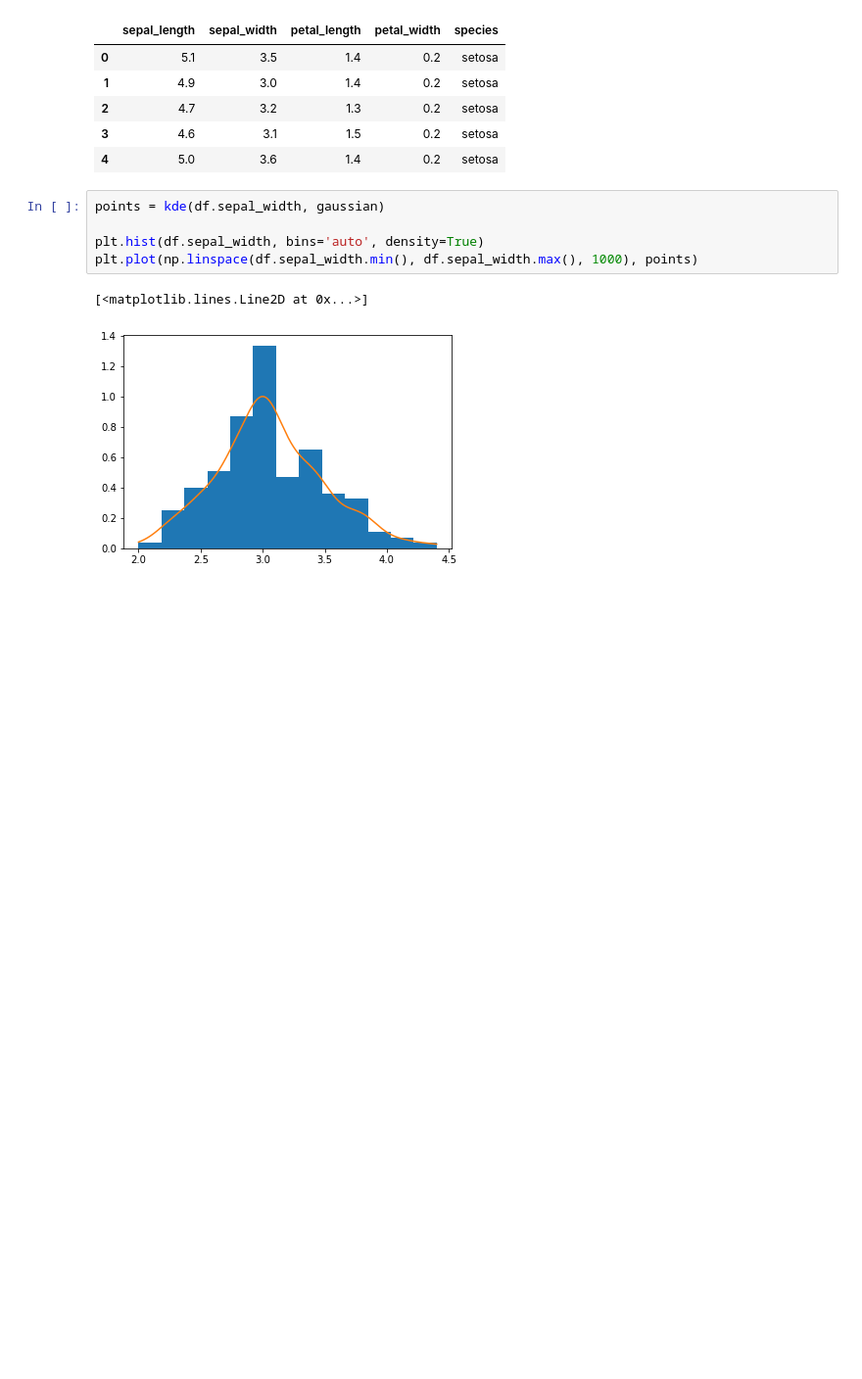
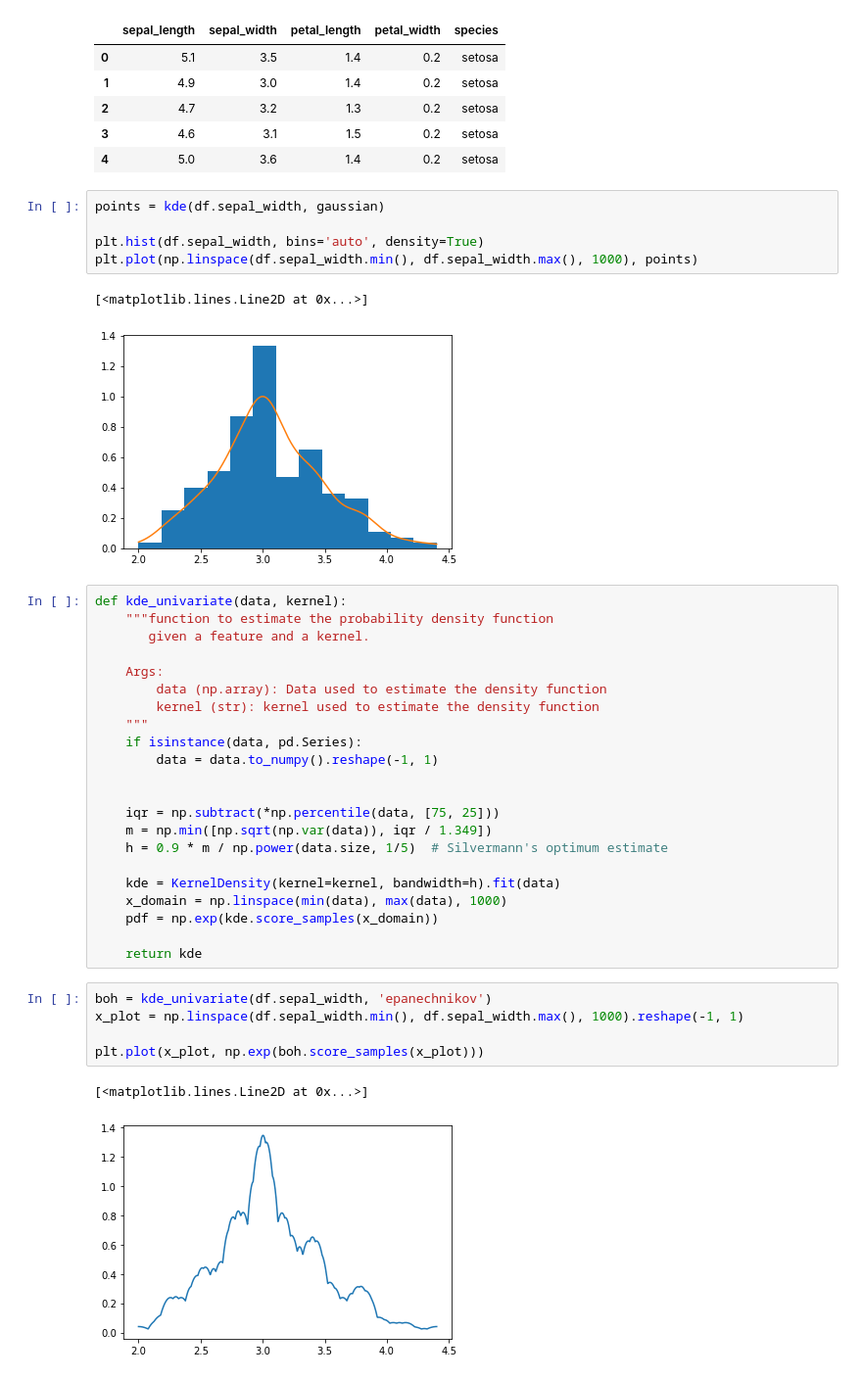
Before and after one commit to BleakHeart/Information-Theory, a Jupyter notebook: prova_kde.ipynb, the cells around one changed output. Shown at 98% size. Drawn from its saved outputs; the diff is of its cells as text; blank space fills up the shorter version.

```diff
--- a/prova_kde.ipynb
+++ b/prova_kde.ipynb
@@ -22,3 +24,33 @@ plt.plot(np.linspace(df.sepal_width.min(), df.sepal_width.max(), 1000), points)
 # %% [output]
 [<matplotlib.lines.Line2D at 0x...>]
 [figure]
+# %%
+def kde_univariate(data, kernel):
+    """function to estimate the probability density function
+       given a feature and a kernel.
+
+    Args:
+        data (np.array): Data used to estimate the density function
+        kernel (str): kernel used to estimate the density function
+    """
+    if isinstance(data, pd.Series):
+        data = data.to_numpy().reshape(-1, 1)
+
+
+    iqr = np.subtract(*np.percentile(data, [75, 25]))
+    m = np.min([np.sqrt(np.var(data)), iqr / 1.349])
+    h = 0.9 * m / np.power(data.size, 1/5)  # Silvermann's optimum estimate
+
+    kde = KernelDensity(kernel=kernel, bandwidth=h).fit(data)
+    x_domain = np.linspace(min(data), max(data), 1000)
+    pdf = np.exp(kde.score_samples(x_domain))
+
+    return kde
+# %%
+boh = kde_univariate(df.sepal_width, 'epanechnikov')
+x_plot = np.linspace(df.sepal_width.min(), df.sepal_width.max(), 1000).reshape(-1, 1)
+
+plt.plot(x_plot, np.exp(boh.score_samples(x_plot)))
+# %% [output]
+[<matplotlib.lines.Line2D at 0x...>]
+[figure, added]
```
Also changed, not shown: parts of 2 cells of this notebook, 1 other file.
